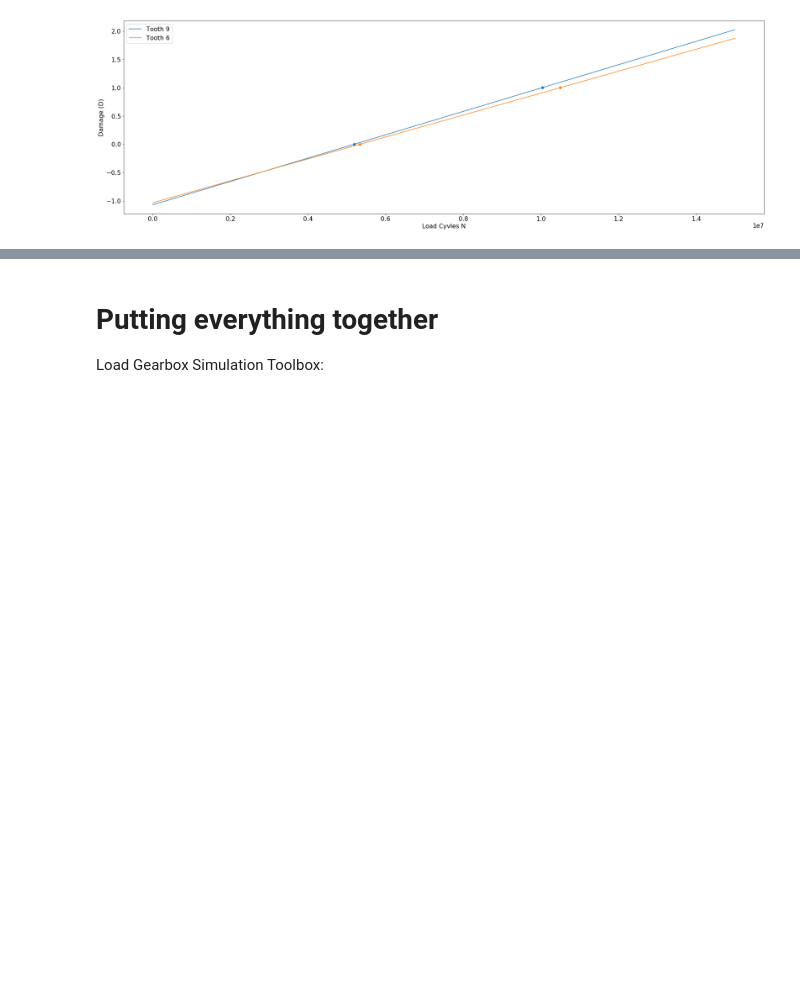
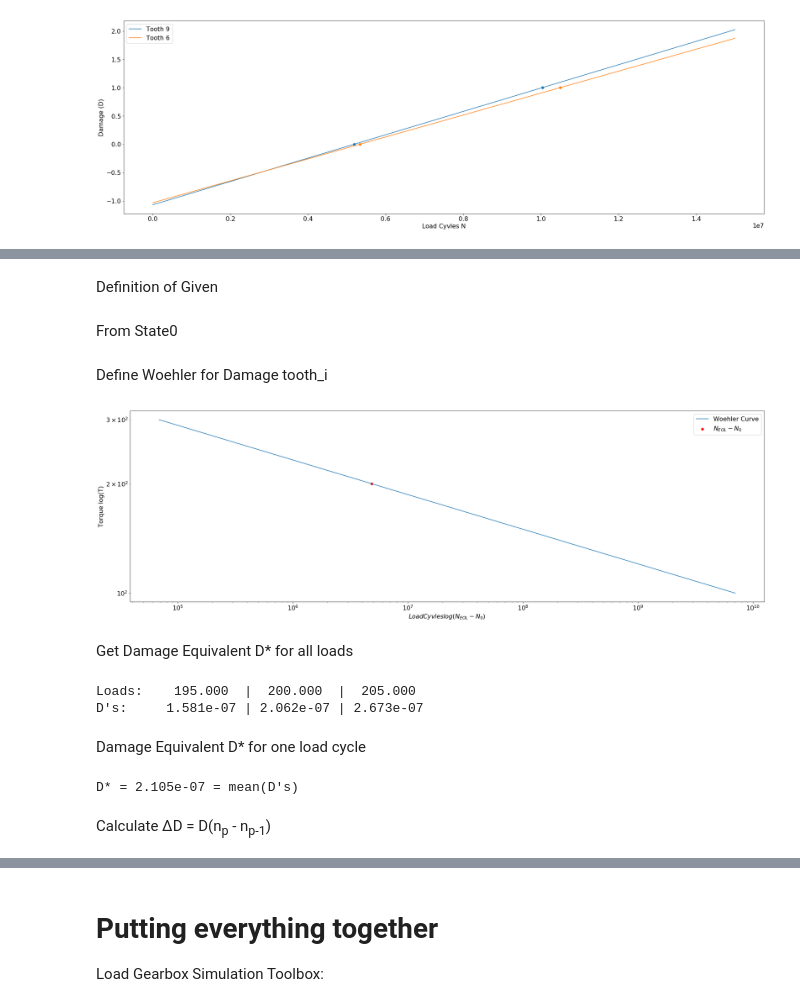
Before and after one commit to HoChiak/Gearbox, a Jupyter notebook: RF_Sim_GearboxVibration.ipynb, the cells around one changed output, grey strips where cells are left out. Cells and saved outputs as stored; diff of their text form; code cells hidden in the pictures; blank space fills up the shorter version.

Commit message:
Readme SlideShow
Content "Theory" finished

```diff
--- a/RF_Sim_GearboxVibration.ipynb
+++ b/RF_Sim_GearboxVibration.ipynb
@@ -728,6 +717,0 @@ plt.show()
-# %%
-Deg_Gear['Chances'] = {'neighbouring': 1, 'opposite': 1, 'keeporder': 1}
-deg_model = Gear_Degradation(10, Deg_Gear, 10)
-deg_model.get_initial_values()
-
-deg_model.state0
@@ -745,0 +755,2 @@ gf.plot_gear_polar(deg_model.state0, kind='pitting_growth', key1='a0', key2='aeo
+# %% [markdown]
+<p>Definition of Given</p>
@@ -745,0 +760,44 @@ gf.plot_gear_polar(deg_model.state0, kind='pitting_growth', key1='a0', key2='aeo
+# %% [markdown]
+<p>From State0</p>
+# %%
+prev_cycle = deg_model.nolc[-1]
+tooth_i = deg_model.state0['tooth'].to_list()[idx]
+prev_damage = deg_model.damage[-1][idx]
+prev_pitting = deg_model.pitting_size[-1][idx]
+idx = 0
+n0, neol = deg_model.state0['n0'][idx], deg_model.state0['neol'][idx]
+T1, k = Deg_Gear['Woehler']['torqp'], Deg_Gear['Woehler']['k']
+# %% [markdown]
+<p>Define Woehler for Damage tooth_i</p>
+# %%
+N1 = neol - n0
+torq = np.linspace(T1*0.5, T1*1.5, 10)
+N = N1 * np.power((torq / T1), -1*k)
+
+plt.plot(N, torq), plt.scatter(N1, T1, c='r')
+plt.xscale('log'), plt.yscale('log'), plt.xlabel('$Load Cyvles log(N_{EOL}-N_0)$'), plt.ylabel('Torque log(T)'), plt.legend(['Woehler Curve', '$N_{EOL} - N_{0}$'])
+plt.show()
+# %% [output]
+[figure, added]
+# %% [markdown]
+<p>Get Damage Equivalent D* for all loads</p>
+# %%
+damage_equivalents = []
+for load in loads:
+    N2 = N1 * np.power((load / T1), -1*k)
+    damage = 1/N2
+    damage_equivalents.append(damage)
+print('Loads:  %s' % ('|'.join(['  %.3f  ' % (load) for load in loads])))
+print('D\'s:    %s' % ('|'.join([' %.3e ' % (de) for de in damage_equivalents])))
+# %% [output]
+Loads:    195.000  |  200.000  |  205.000
+D's:     1.581e-07 | 2.062e-07 | 2.673e-07
+# %% [markdown]
+<p>Damage Equivalent D* for one load cycle</p>
+# %%
+d_star = np.mean(damage_equivalents)
+print('D* = %.3e = mean(D\'s)' % (d_star))
+# %% [output]
+D* = 2.105e-07 = mean(D's)
+# %% [markdown]
+<p>Calculate &Delta;D = D(n<sub>p</sub> - n<sub>p-1</sub>)</p>
```
Also changed, not shown: parts of 20 cells of this notebook.
